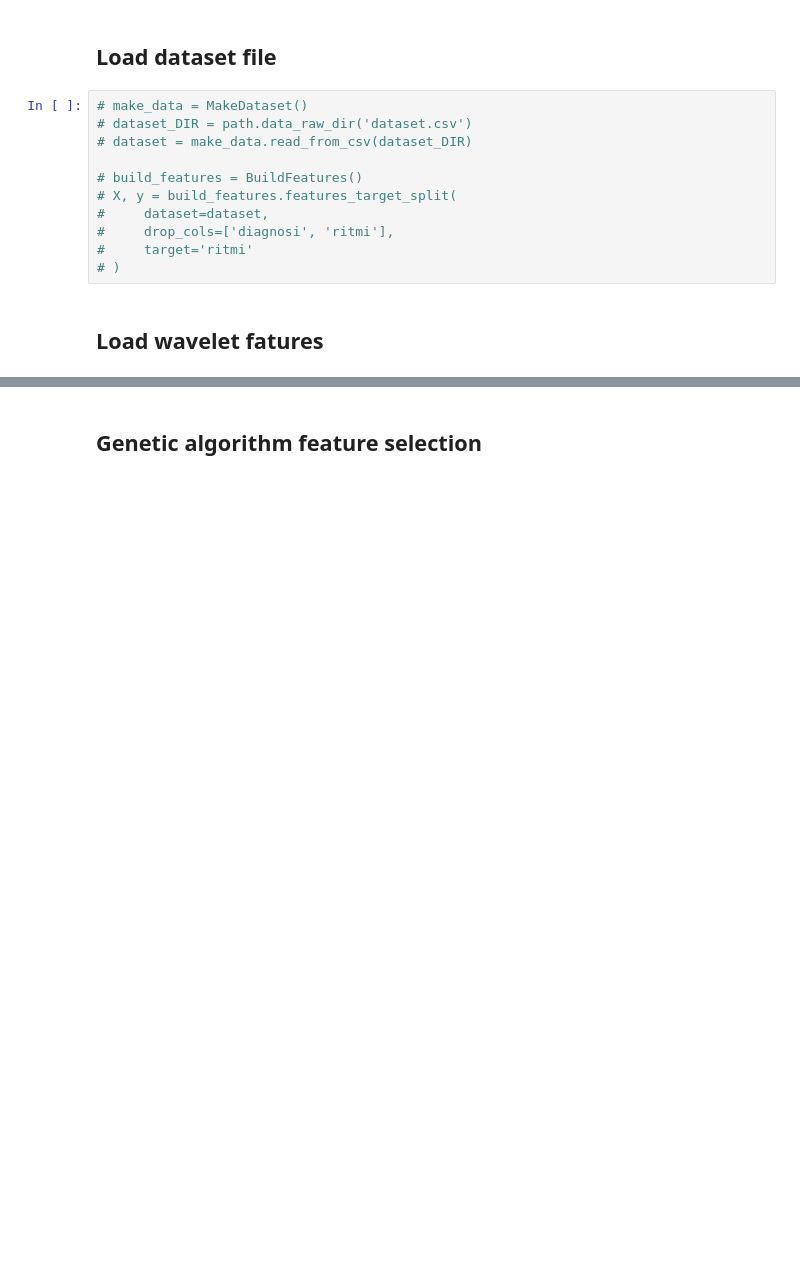
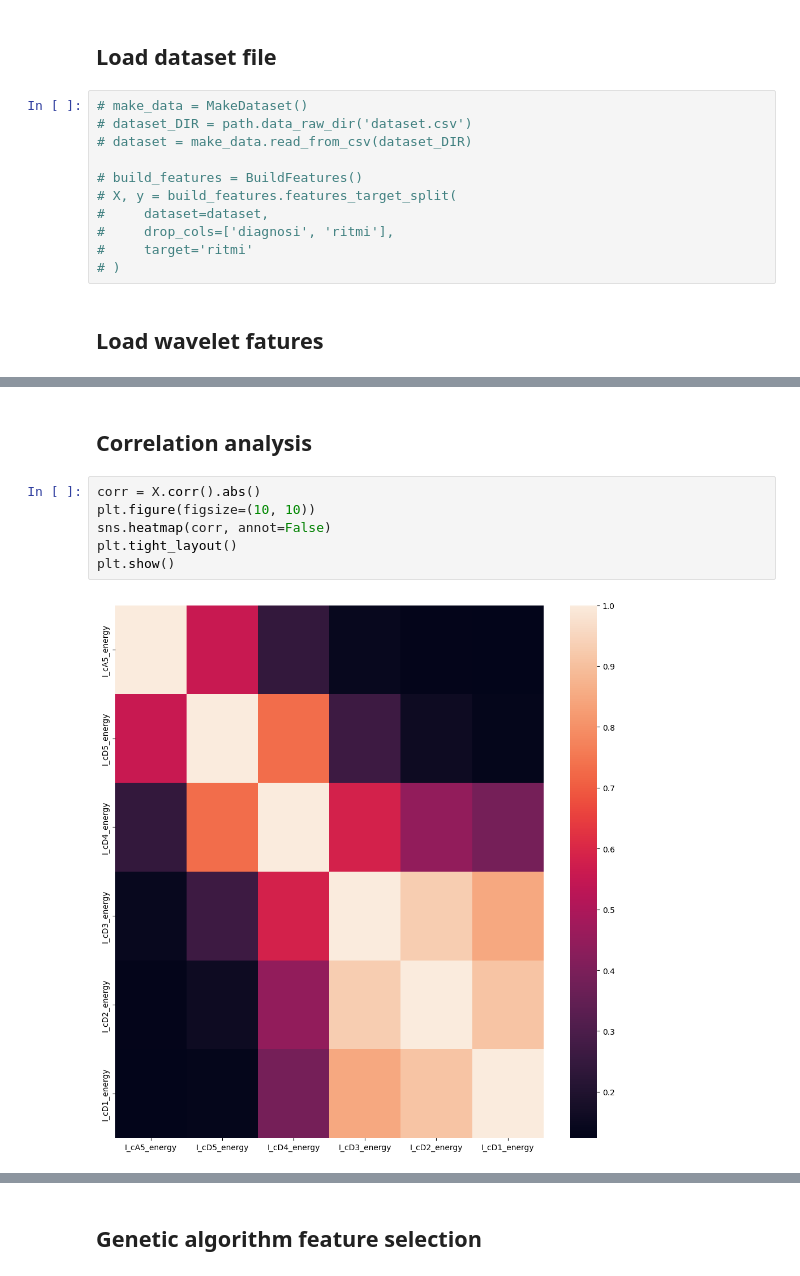
Before and after one commit to AGE90/atrial-fibrillation-detection, a Jupyter notebook: notebooks/04-AGE90-fature_selection.ipynb, the cells around one changed output, grey strips where cells are left out. Saved outputs shown, nothing was run; the diff lists cells and outputs as text; blank space fills up the shorter version.

```diff
--- a/notebooks/04-AGE90-fature_selection.ipynb
+++ b/notebooks/04-AGE90-fature_selection.ipynb
@@ -58,0 +66,10 @@ X, y = build_features.features_target_split(
+# %% [markdown]
+## Correlation analysis
+# %%
+corr = X.corr().abs()
+plt.figure(figsize=(10, 10))
+sns.heatmap(corr, annot=False)
+plt.tight_layout()
+plt.show()
+# %% [output]
+[figure, added]
```
Also changed, not shown: parts of 5 cells of this notebook, 9 other files.
